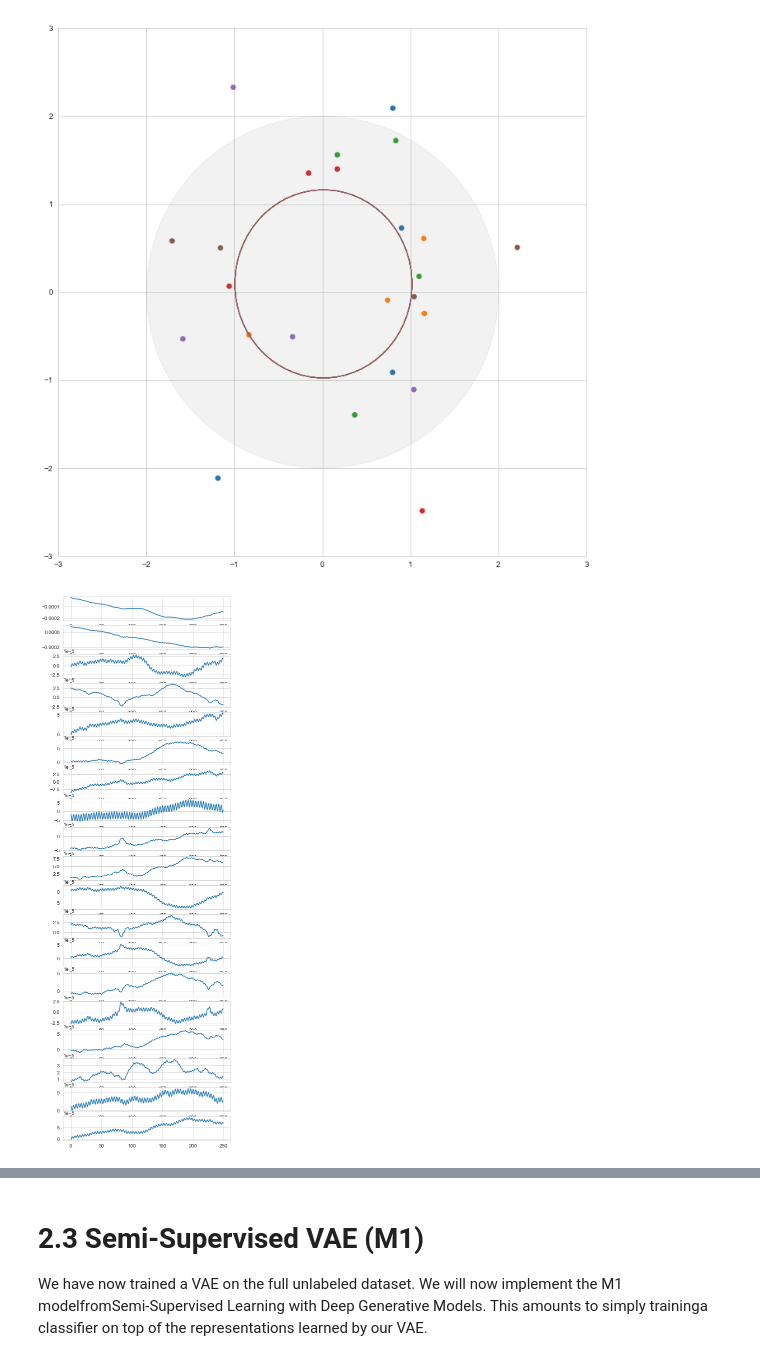
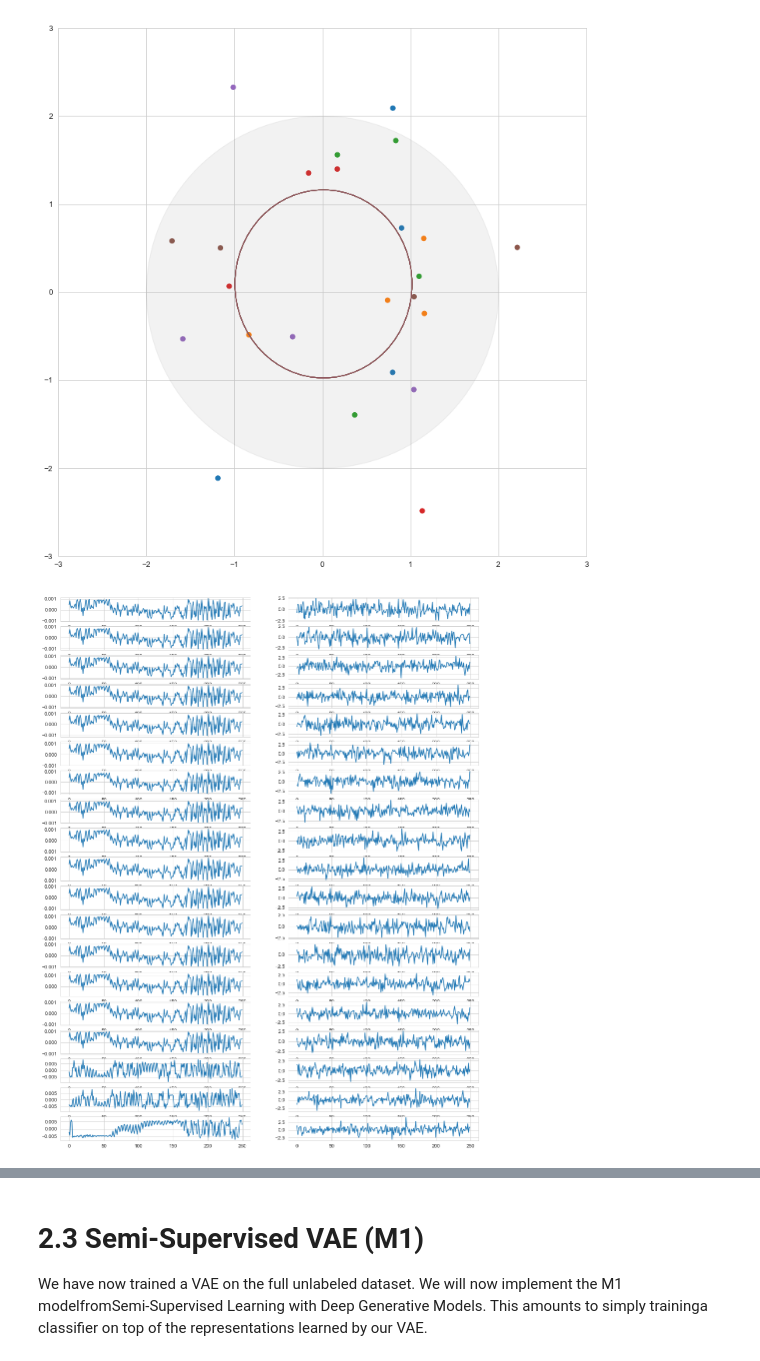
Before and after one commit to Blankuca/DeepLearning-VAE, a Jupyter notebook: Main_EEG.ipynb, the cells around one changed output, grey strips where cells are left out. Saved outputs shown, nothing was run; the diff lists cells and outputs as text; code cells hidden in the pictures.

```diff
--- a/Main_EEG.ipynb
+++ b/Main_EEG.ipynb
@@ -518,12 +518,17 @@ plot_2d_latents(outputs, y)
 # %%
 from torchvision.utils import make_grid
 
-#x,y = load()
+x_o = x[0]
+
+px = outputs['px']
+x_sample = px.sample().to('cpu')
+x_r = x_sample[0]
+
 channels = 19
-fig, axs = plt.subplots(channels,figsize=(6,20))
-t = x[0]
+fig, axs = plt.subplots(nrows= channels, ncols = 2,figsize=(15,20))
 
 for i in range(channels):
-    axs[i].plot(t[i])
+    axs[i,0].plot(x_o[i])
+    axs[i,1].plot(x_r[i])
 # %% [output]
-[figure, old version]
+[figure, new version]
```
Also changed, not shown: parts of 12 cells of this notebook.
